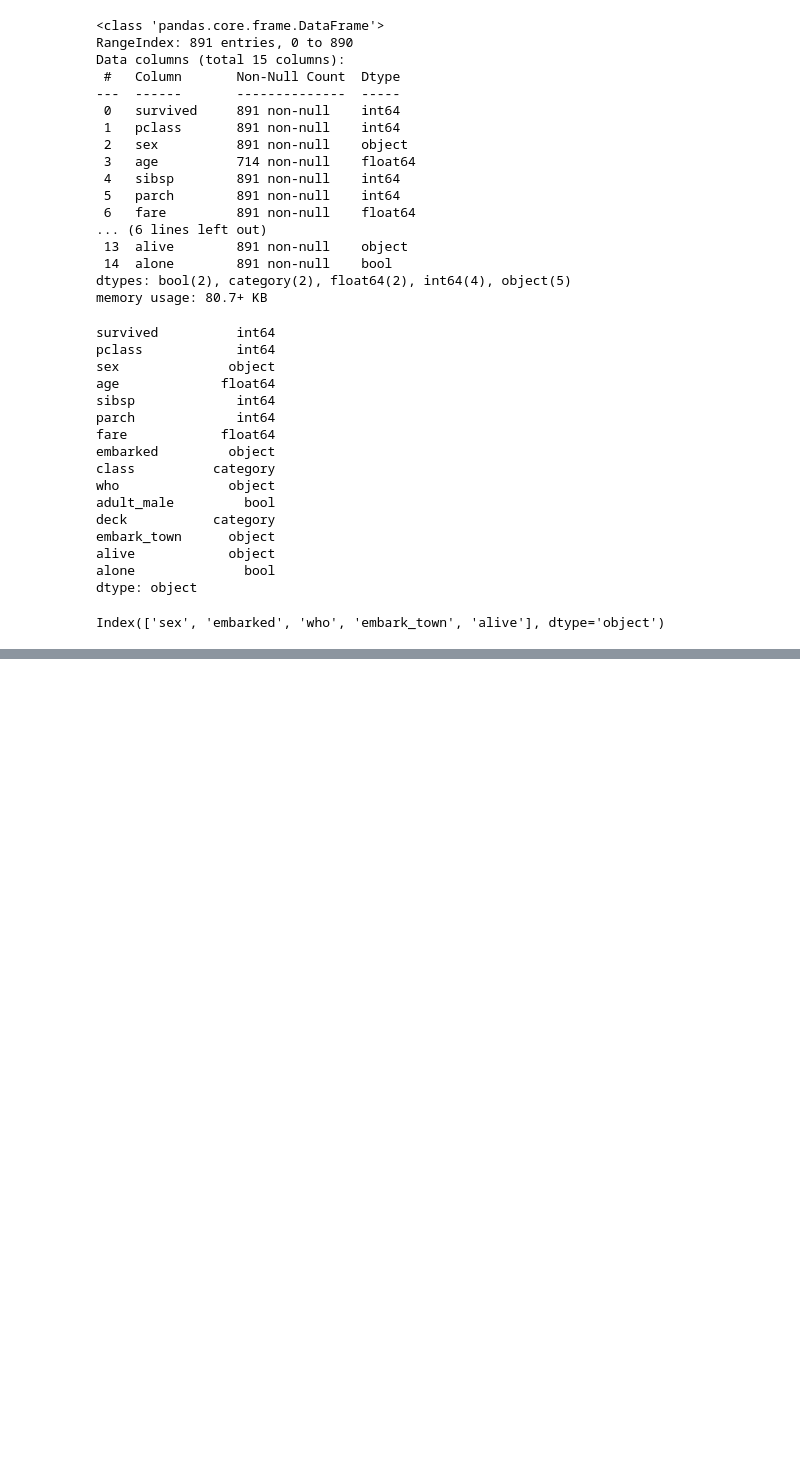
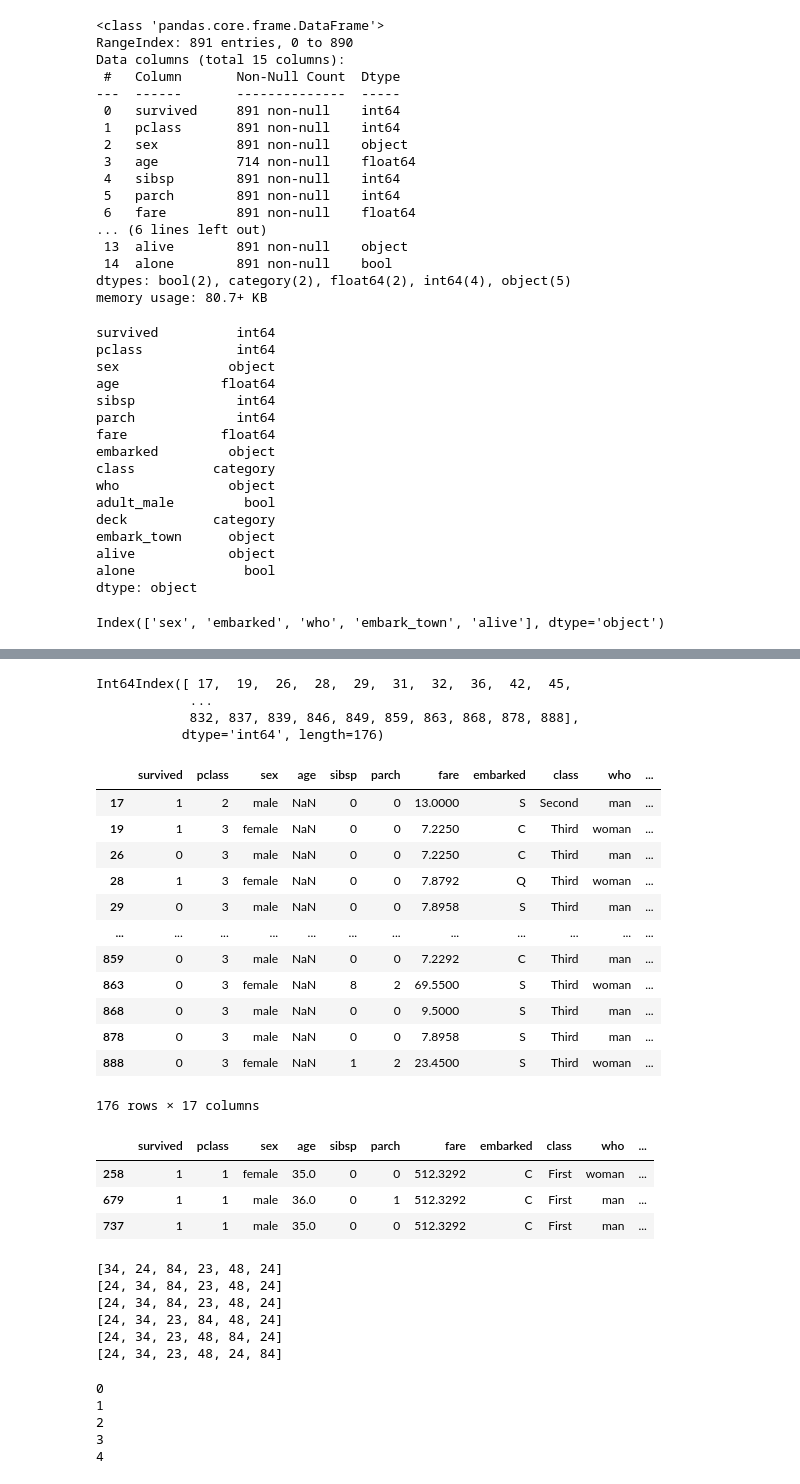
Before and after one commit to jeraldtj-3/python_snippets, a Jupyter notebook: pandas2.ipynb, the cells around one changed output, grey strips where cells are left out. Cells and saved outputs as stored; diff of their text form; code cells hidden in the pictures; blank space fills up the shorter version.

```diff
--- a/pandas2.ipynb
+++ b/pandas2.ipynb
@@ -166,0 +301,3 @@ df[df.dtypes[df.dtypes == 'object'].index]
+# %%
+## adding new column
+df['new_col1'] = 'NaN'
@@ -166,0 +320,2 @@ df[df.dtypes[df.dtypes == 'object'].index]
+# %%
+df['new_col2'] = df['sex']
@@ -166,0 +352,2 @@ df[df.dtypes[df.dtypes == 'object'].index]
+# %%
+df['pclass']  = pd.Categorical(df['pclass'])
@@ -166,0 +416,32 @@ df[df.dtypes[df.dtypes == 'object'].index]
+# %%
+# getting the null age value indexes
+age_na_index = df[df.age.isnull() == True ].index
+age_na_index
+# %% [output]
+Int64Index([ 17,  19,  26,  28,  29,  31,  32,  36,  42,  45,
+            ...
+            832, 837, 839, 846, 849, 859, 863, 868, 878, 888],
+           dtype='int64', length=176)
+# %%
+df.loc[age_na_index]
+# %% [output]
+|  | survived | pclass | sex | age | sibsp | parch | fare | embarked | class | who | ... |
+| 17 | 1 | 2 | male | NaN | 0 | 0 | 13.0000 | S | Second | man | ... |
+| 19 | 1 | 3 | female | NaN | 0 | 0 | 7.2250 | C | Third | woman | ... |
+| 26 | 0 | 3 | male | NaN | 0 | 0 | 7.2250 | C | Third | man | ... |
+| 28 | 1 | 3 | female | NaN | 0 | 0 | 7.8792 | Q | Third | woman | ... |
+| 29 | 0 | 3 | male | NaN | 0 | 0 | 7.8958 | S | Third | man | ... |
+| ... | ... | ... | ... | ... | ... | ... | ... | ... | ... | ... | ... |
+| 859 | 0 | 3 | male | NaN | 0 | 0 | 7.2292 | C | Third | man | ... |
+| 863 | 0 | 3 | female | NaN | 8 | 2 | 69.5500 | S | Third | woman | ... |
+| 868 | 0 | 3 | male | NaN | 0 | 0 | 9.5000 | S | Third | man | ... |
+| 878 | 0 | 3 | male | NaN | 0 | 0 | 7.8958 | S | Third | man | ... |
+| 888 | 0 | 3 | female | NaN | 1 | 2 | 23.4500 | S | Third | woman | ... |
+176 rows × 17 columns
+# %%
+df[df['fare'] ==max(df['fare'])]
+# %% [output]
+|  | survived | pclass | sex | age | sibsp | parch | fare | embarked | class | who | ... |
+| 258 | 1 | 1 | female | 35.0 | 0 | 0 | 512.3292 | C | First | woman | ... |
+| 679 | 1 | 1 | male | 36.0 | 0 | 1 | 512.3292 | C | First | man | ... |
+| 737 | 1 | 1 | male | 35.0 | 0 | 0 | 512.3292 | C | First | man | ... |
@@ -166,0 +457,18 @@ df[df.dtypes[df.dtypes == 'object'].index]
+# %%
+sort_func(lst)
+# %% [output]
+[34, 24, 84, 23, 48, 24]
+[24, 34, 84, 23, 48, 24]
+[24, 34, 84, 23, 48, 24]
+[24, 34, 23, 84, 48, 24]
+[24, 34, 23, 48, 84, 24]
+[24, 34, 23, 48, 24, 84]
+# %%
+for i in range(len(lst) -1):
+    print(i)
+# %% [output]
+0
+1
+2
+3
+4
```
Also changed, not shown: parts of 24 cells of this notebook.
